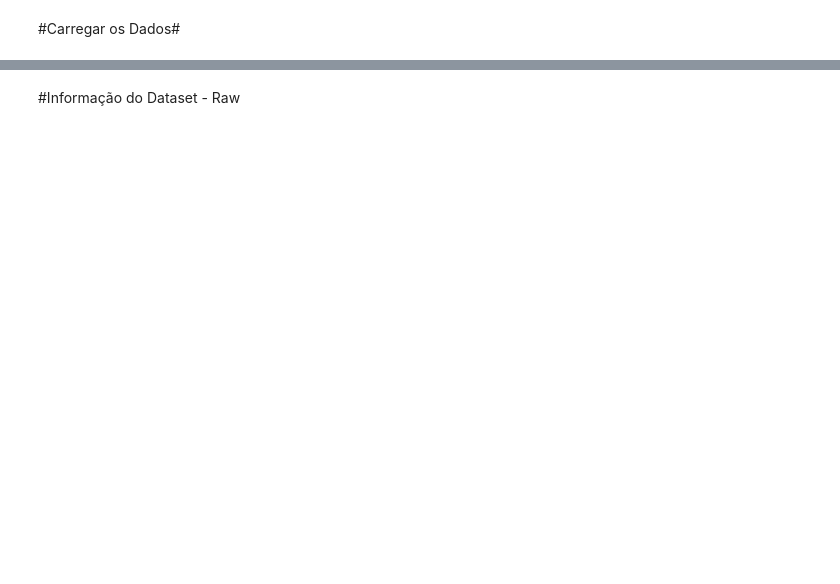
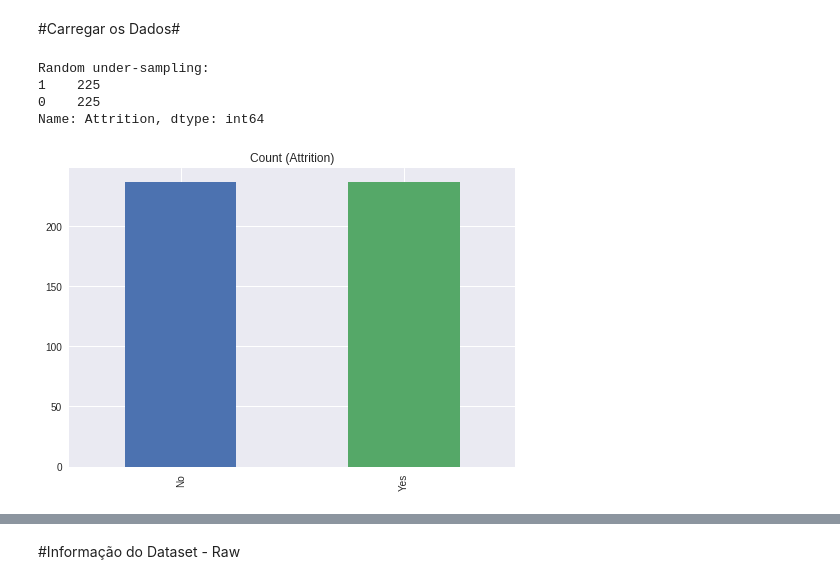
Before and after one commit to Duarbert/SAD_DuarteSantos, a Jupyter notebook: TPC5.ipynb, the cells around one changed output, grey strips where cells are left out. Cells and saved outputs as stored; diff of their text form; code cells hidden in the pictures; blank space fills up the shorter version.

```diff
--- a/TPC5.ipynb
+++ b/TPC5.ipynb
@@ -85,4 +81,33 @@ from sklearn.model_selection import GridSearchCV
 # %% [markdown]
 #Carregar os Dados#
 # %%
-data = pd.DataFrame(pd.read_csv('/content/gdrive/My Drive/SAD/IBMHR.csv', index_col = 9))
+#@title Carregar o dataset e definir o índice
+
+data = pd.DataFrame(pd.read_csv('/content/gdrive/My Drive/SAD/IBMHR.csv'))
+data_orig = data.copy()
+data.set_axis = 1
+data.set_index('EmployeeNumber')
+# %%
+#@title Vamos proceder ao undersampling da classe Attrition
+
+# Class count
+count_class_0, count_class_1 = data.Attrition.value_counts()
+
+# Divide by class
+df_class_0 = data[data['Attrition'] == 'No']
+df_class_1 = data[data['Attrition'] == 'Yes']
+
+# Undersampling
+df_class_0_under = df_class_0.sample(count_class_1)
+data = pd.concat([df_class_0_under, df_class_1], axis=0)
+
+print('Random under-sampling:')
+print(df_test_under.Attrition.value_counts())
+
+data.Attrition.value_counts().plot(kind='bar', title='Count (Attrition)');
+# %% [output]
+Random under-sampling:
+1    225
+0    225
+Name: Attrition, dtype: int64
+[figure, added]
```
Also changed, not shown: parts of 61 cells of this notebook.
